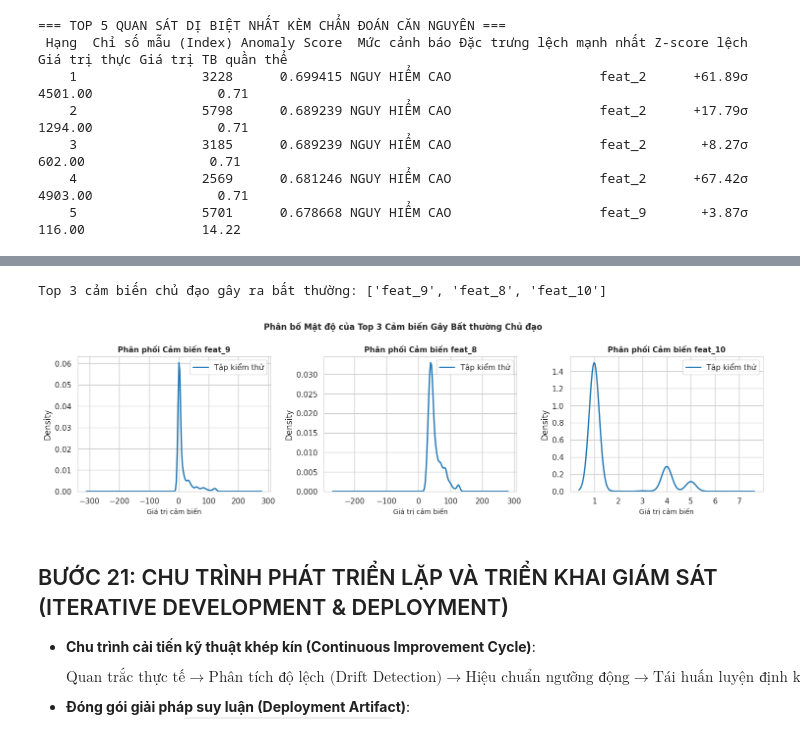
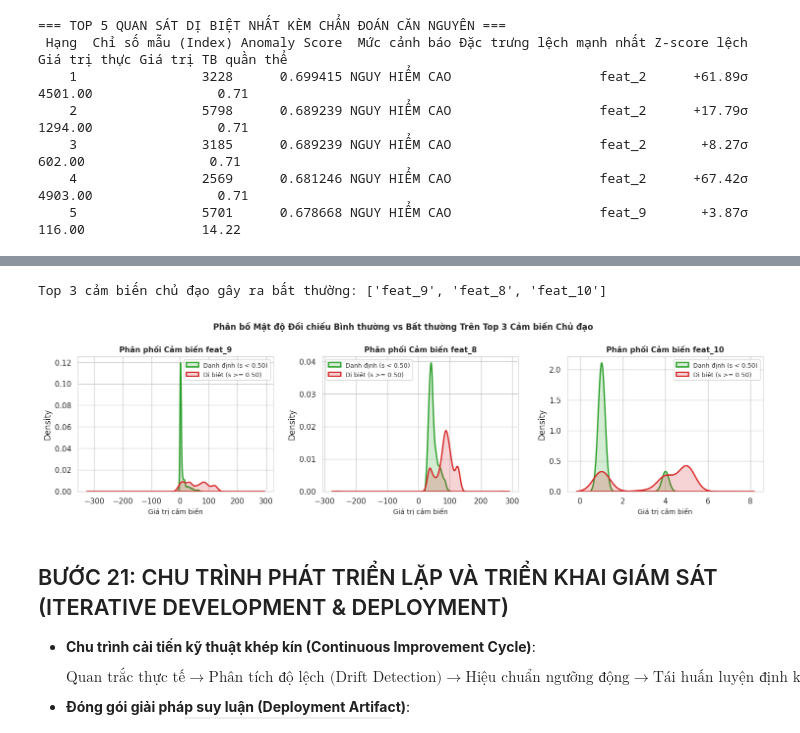
Before and after one commit to vongocgiavy/IFOREST, a Jupyter notebook: shuttle_anomaly_detection_iforest.ipynb, the cells around one changed output, grey strips where cells are left out. Saved outputs shown, nothing was run; the diff lists cells and outputs as text; code cells hidden in the pictures.

Commit message:
feat(viz): bo sung truc quan hoa toan dien 14 do thi khoa hoc tren 21 buoc Machine Learning

```diff
--- a/shuttle_anomaly_detection_iforest.ipynb
+++ b/shuttle_anomaly_detection_iforest.ipynb
@@ -708,21 +866,22 @@ print(feat_imp_df.to_string(index=False))
 # %%
-# Trực quan hóa Top 3 đặc trưng ảnh hưởng mạnh nhất
+# Trực quan hóa Top 3 đặc trưng ảnh hưởng mạnh nhất (Đối chiếu Normal vs Anomaly)
 top3_feats = feat_imp_df.iloc[:3]['Đặc trưng'].tolist()
 print(f"Top 3 cảm biến chủ đạo gây ra bất thường: {top3_feats}")
 
-fig, axes = plt.subplots(1, 3, figsize=(15, 4.2))
+fig, axes = plt.subplots(1, 3, figsize=(15, 4.2), dpi=100)
 for ax, feat in zip(axes, top3_feats):
-    sns.kdeplot(data=X_test[feat], ax=ax, color='#1f77b4', lw=2, label='Tập kiểm thử')
+    sns.kdeplot(data=X_test[feat][test_scores < 0.50], ax=ax, color='#2ca02c', lw=2, label='Danh định (s < 0.50)', fill=True, alpha=0.2)
+    sns.kdeplot(data=X_test[feat][test_scores >= 0.50], ax=ax, color='#d62728', lw=2, label='Dị biệt (s >= 0.50)', fill=True, alpha=0.2)
     ax.set_title(f'Phân phối Cảm biến {feat}', fontsize=11, fontweight='bold')
     ax.set_xlabel('Giá trị cảm biến', fontsize=10)
-    ax.legend()
+    ax.legend(fontsize=9)
 
-plt.suptitle('Phân bố Mật độ của Top 3 Cảm biến Gây Bất thường Chủ đạo', fontsize=12, fontweight='bold')
+plt.suptitle('Phân bố Mật độ Đối chiếu Bình thường vs Bất thường Trên Top 3 Cảm biến Chủ đạo', fontsize=12, fontweight='bold')
 plt.tight_layout()
 plt.show()
 # %% [output]
 Top 3 cảm biến chủ đạo gây ra bất thường: ['feat_9', 'feat_8', 'feat_10']
-[figure, old version]
+[figure, new version]
 # %% [markdown]
 ## BƯỚC 21: CHU TRÌNH PHÁT TRIỂN LẶP VÀ TRIỂN KHAI GIÁM SÁT (ITERATIVE DEVELOPMENT & DEPLOYMENT)
 
```
Also changed, not shown: parts of 10 cells of this notebook, 1 other file.
